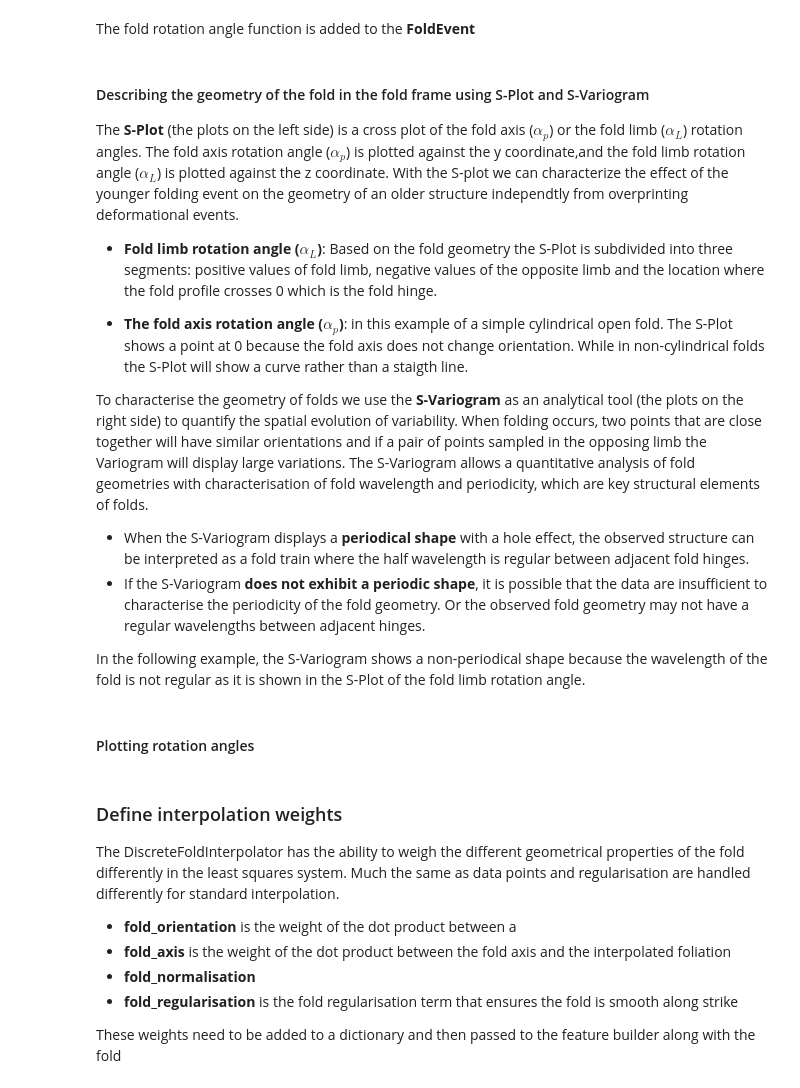
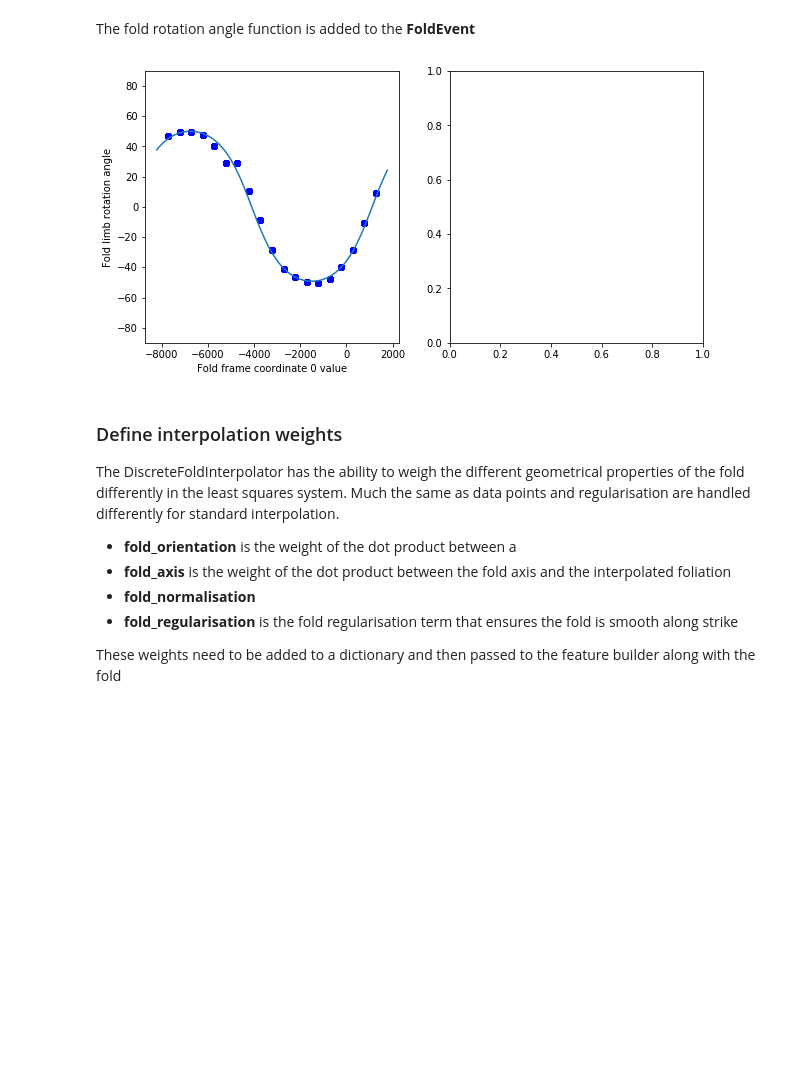
Before and after one commit to Loop3D/LoopStructural, a Jupyter notebook: notebooks/3. Modelling a folded surface.ipynb, the cells around one changed output. Cells and saved outputs as stored; diff of their text form; code cells hidden in the pictures; blank space fills up the shorter version.

```diff
--- a/notebooks/3. Modelling a folded surface.ipynb
+++ b/notebooks/3. Modelling a folded surface.ipynb
@@ -259,31 +267,37 @@ guess[0] /=2
 # %%
+from scipy.optimize import curve_fit
+wavelength_guess = 8000
 flr_tan = np.tan(np.deg2rad(flr))
-rbf_fold_limb = Rbf(s1,np.zeros(s1.shape),np.zeros(s1.shape),flr_tan,
-                    function='gaussian',
-                    epsilon=guess[0],
-                    smooth=0.0001)
+
+guess = np.zeros(4)
+guess[3] = wavelength_guess
+
+popt, pcov = curve_fit(fourier_series,s1,flr_tan,guess)
 xi = np.linspace(f1_frame.features[0].min(),f1_frame.features[0].max(),1000)
 def fold_limb_rotation(x):
-    return np.rad2deg(np.arctan(rbf_fold_limb(x,np.zeros(x.shape),np.zeros(x.shape))))
+    return np.rad2deg(np.arctan(fourier_series(x,popt[0],popt[1],popt[2],popt[3])))
+# flr_feature = FoldRotationAngleFeature(f1_frame,fold_limb_rotation)
+fold.fold_limb_rotation = fold_limb_rotation
 # %% [markdown]
 The fold rotation angle function is added to the **FoldEvent**
+# %%
+fig, ax = plt.subplots(1,2,figsize=(10,5),)
+ax[0].plot(s1,flr,'bo')
+ax[0].set_ylabel('Fold limb rotation angle')
+ax[0].set_xlabel('Fold frame coordinate 0 value')
+x = np.linspace(f1_frame.features[0].min(),f1_frame.features[0].max(),100)
+ax[0].plot(x,fold.fold_limb_rotation(x))
+# npairsax = ax[1].twinx()
+# npairsax.bar(lags,npairs,lags[1]-lags[0],color='grey',alpha=0.5)
+# npairsax.set_ylabel('Number of Pairs')
+
+# ax[1].plot(lags,variogram,'bo')
+# ax[1].set_ylabel('Fold limb variogram')
+# ax[1].set_xlabel('S-Variogram lags')
+
+
+t = ax[0].set_ylim(-90,90)
+# %% [output]
+[figure, added]
 # %%
 fold.fold_limb_rotation = fold_limb_rotation
-# %% [markdown]
-#### Describing the geometry of the fold in the fold frame using S-Plot and S-Variogram <br>
-
-The **S-Plot** (the plots on the left side) is a cross plot of the fold axis ($\alpha_{p}$) or the fold limb ($\alpha_{L}$) rotation angles. The fold axis rotation angle ($\alpha_{p}$) is plotted against the y coordinate,and the fold limb rotation angle ($\alpha_{L}$) is plotted against the z coordinate. With the S-plot we can characterize the effect of the younger folding event on the geometry of an older structure independtly from overprinting deformational events.
-
-- **Fold limb rotation angle ($\alpha_{L}$)**: Based on the fold geometry the S-Plot is subdivided into three segments: positive values of fold limb, negative values of the opposite limb and the location where the fold profile crosses 0 which is the fold hinge.
-
-- **The fold axis rotation angle ($\alpha_{p}$)**: in this example of a simple cylindrical open fold. The S-Plot shows a point at 0 because the fold axis does not change orientation. While in non-cylindrical folds the S-Plot will show a curve rather than a staigth line.
-
-
-To characterise the geometry of folds we use the **S-Variogram** as an analytical tool (the plots on the right side) to quantify the spatial evolution of variability. When folding occurs, two points that are close together will have similar orientations and if a pair of points sampled in the opposing limb the Variogram will display large variations. The S-Variogram allows a quantitative analysis of fold geometries with characterisation of fold wavelength and periodicity, which are key structural elements of folds.
-
-- When the S-Variogram displays a **periodical shape** with a hole effect, the observed structure can be interpreted as a fold train where the half wavelength is regular between adjacent fold hinges.
-- If the S-Variogram **does not exhibit a periodic shape**, it is possible that the data are insufficient to characterise the periodicity of the fold geometry. Or the observed fold geometry may not have a regular wavelengths between adjacent hinges.
-
-In the following example, the S-Variogram shows a non-periodical shape because the wavelength of the fold is not regular as it is shown in the S-Plot of the fold limb rotation angle.
-# %% [markdown]
-#### Plotting rotation angles
```
Also changed, not shown: parts of 55 cells of this notebook, 26 other files.
